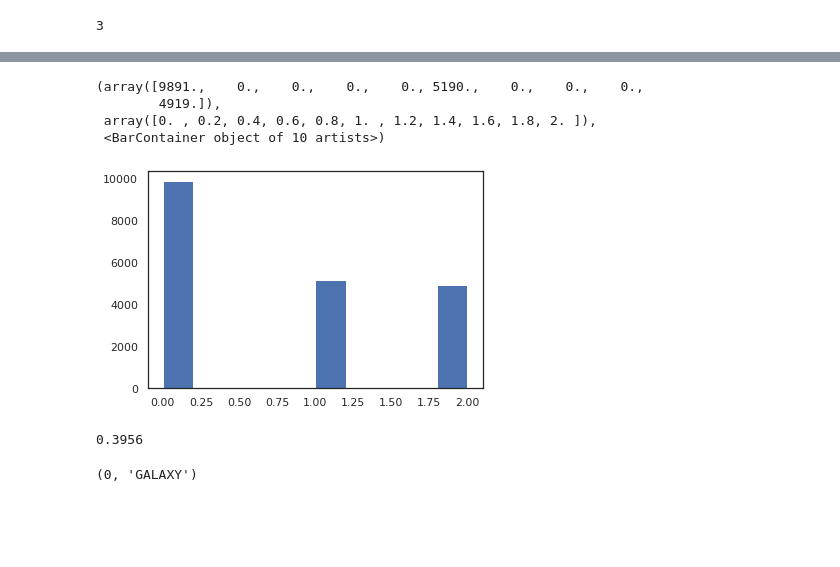
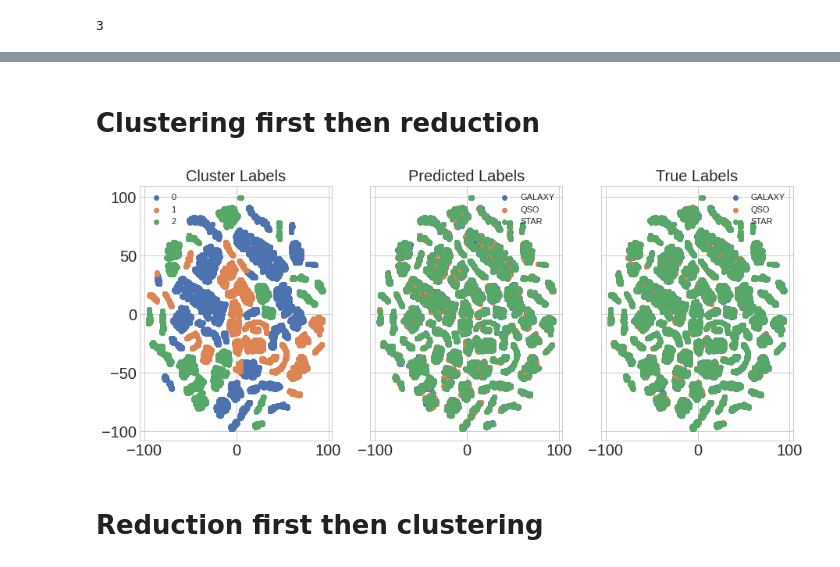
Before and after one commit to LiurongLin/IML_2022, a Jupyter notebook: A2/IML_Assignment_2.ipynb, the cells around one changed output, grey strips where cells are left out. Cells and saved outputs as stored; diff of their text form; code cells hidden in the pictures; blank space fills up the shorter version.

Commit message:
clustering

```diff
--- a/A2/IML_Assignment_2.ipynb
+++ b/A2/IML_Assignment_2.ipynb
@@ -387,18 +406,52 @@ plt.show()
-# %%
-plt.hist(clustering.labels_)
-# %% [output]
-(array([9891.,    0.,    0.,    0.,    0., 5190.,    0.,    0.,    0.,
-        4919.]),
- array([0. , 0.2, 0.4, 0.6, 0.8, 1. , 1.2, 1.4, 1.6, 1.8, 2. ]),
- <BarContainer object of 10 artists>)
-[figure, removed]
-# %%
-data_used['class'] = datashort['class'].map({"GALAXY":0, "QSO":1, "STAR":2})
-acc2 = np.sum(data_used["class"][:20000] == clustering.labels_)/len(clustering.labels_)
-acc2
-# %% [output]
-0.3956
-# %%
-data_used["class"][50],datashort["class"][50]
-# %% [output]
-(0, 'GALAXY')
+# %% [markdown]
+# Clustering first then reduction
+# %%
+from sklearn.model_selection import train_test_split
+from sklearn.cluster import KMeans
+#
+# origin_label = np.unique()
+clf = RandomForestClassifier(max_depth=8, random_state=0)
+# split the data into 80% traning data and 20% testing data.
+X_train, X_test, y_train, y_test = train_test_split(
+     data_feature, data_label_num, test_size=0.2, random_state=42)
+# fit the random forest classifier with the training data and training label
+
+y_pred = clf.fit(X_train,y_train).predict(X_test)
+
+# clustering the testing data using K mean method
+clustering = KMeans(n_clusters=3).fit(X_test)
+
+red_com_test = TSNE(n_components=2).fit_transform(X_test)
+#plotting the results:
+# %%
+plt.style.use('seaborn-whitegrid')
+
+fig, ax = plt.subplots(1,3,figsize = (15,6), sharey = True, sharex = True)
+mpl.rcParams['xtick.labelsize'] = 20
+mpl.rcParams['ytick.labelsize'] = 20
+
+class_name = ["GALAXY","QSO","STAR"]
+u_labels = np.unique(clustering.labels_)
+for i in u_labels:
+    ax[0].scatter(red_com_test[clustering.labels_ == i , 0] , red_com_test[clustering.labels_ == i , 1] , label = i)
+    ax[0].set_title("Cluster Labels", fontsize = 20)
+    ax[0].legend()
+
+u_labels_pred = np.unique(y_pred)
+for j in u_labels_pred:
+    ax[1].scatter(red_com_test[y_pred == j , 0] , red_com_test[y_pred == j , 1] , label = class_name[j-1])
+    ax[1].set_title("Predicted Labels", fontsize = 20)
+    ax[1].legend()
+
+u_labels_true = np.unique(y_test)
+for k in u_labels_true:
+    ax[2].scatter(red_com_test[y_test == k , 0] , red_com_test[y_test == k , 1] , label = class_name[k-1])
+    ax[2].set_title("True Labels", fontsize = 20)
+    ax[2].legend()
+
+plt.savefig("cluster_reduction.pdf")
+plt.show()
+# %% [output]
+[figure, added]
+# %% [markdown]
+# Reduction first then clustering
```
Also changed, not shown: parts of 14 cells of this notebook.
